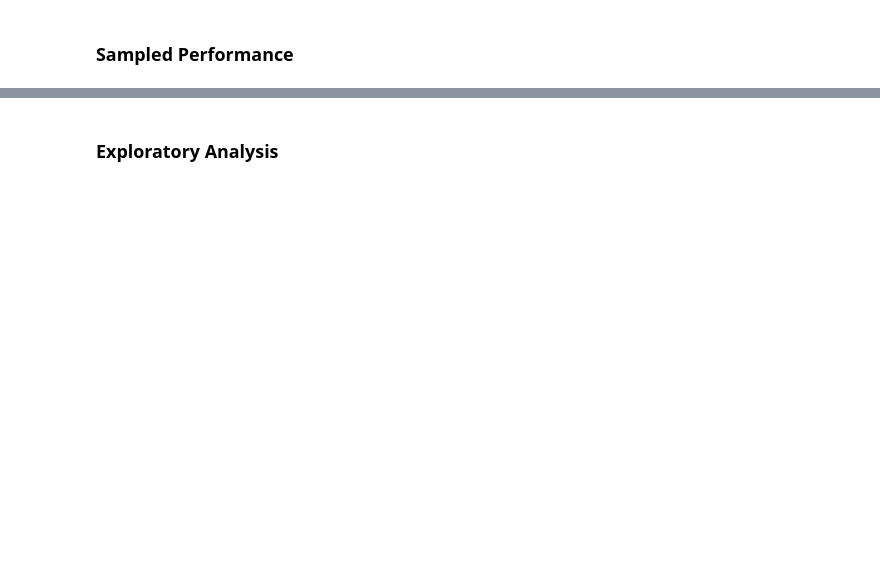
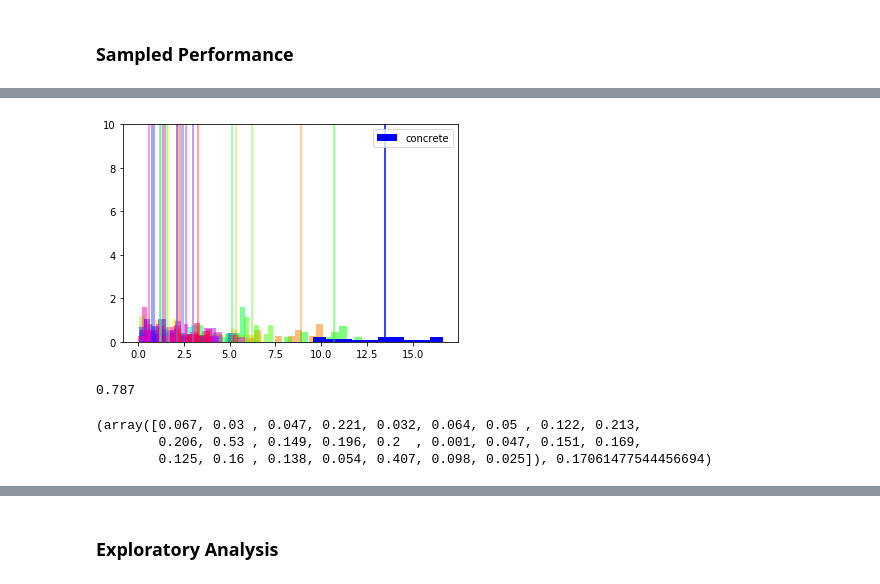
Before and after one commit to JoshBroomberg/Maccabee, a Jupyter notebook: Notebooks/Genmatch Benchmarking Comparison.ipynb, the cells around one changed output, grey strips where cells are left out. Cells and saved outputs as stored; diff of their text form; code cells hidden in the pictures; blank space fills up the shorter version.

```diff
--- a/Notebooks/Genmatch Benchmarking Comparison.ipynb
+++ b/Notebooks/Genmatch Benchmarking Comparison.ipynb
@@ -114,5 +122,5 @@ DATA_METRICS_SPEC = {
     ]
 }
 # %%
-N_CORES = 7
+N_CORES = 8
 N_THREADS = 1
@@ -119,3 +161,5 @@ N_THREADS = 1
+# %%
+COMPARISON_BENCHMARK = "G"
 # %% [markdown]
 ## Run MC Benchmarks
 # %%
@@ -270,0 +366,22 @@ sampled_perf_run_raw["AMBP"]
+# %%
+def get_cmap(n, name='hsv'):
+    '''Returns a function that maps each index in 0, 1, ..., n-1 to a distinct
+    RGB color; the keyword argument name must be a standard mpl colormap name.'''
+    return plt.cm.get_cmap(name, n)
+# %%
+cmap = get_cmap(len(sampled_perf_run_raw["AMBP"]))
+
+for i, runs in enumerate(sampled_perf_run_raw["AMBP"]):
+    plt.hist(runs, density=True, alpha=0.5, color=cmap(i))
+#     plt.axvline(x=np.mean(runs), alpha=0.25)
+    plt.axvline(x=np.median(runs), alpha=0.5, c=cmap(i))
+
+plt.hist(concrete_perf_raw["AMBP"], density=True, color="b", label="concrete")
+# plt.axvline(x=np.mean(concrete_perf_raw["AMBP"]), c="r")
+plt.axvline(x=np.median(concrete_perf_raw["AMBP"]), c="b")
+plt.legend()
+plt.ylim((0, 10))
+plt.show()
+#
+# %% [output]
+[figure, added]
@@ -270,0 +393,10 @@ sampled_perf_run_raw["AMBP"]
+# %%
+concrete_metric_val
+# %% [output]
+0.787
+# %%
+np.abs(sample_metric_vals - concrete_metric_val), np.std(sample_metric_vals)
+# %% [output]
+(array([0.067, 0.03 , 0.047, 0.221, 0.032, 0.064, 0.05 , 0.122, 0.213,
+        0.206, 0.53 , 0.149, 0.196, 0.2  , 0.001, 0.047, 0.151, 0.169,
+        0.125, 0.16 , 0.138, 0.054, 0.407, 0.098, 0.025]), 0.17061477544456694)
```
Also changed, not shown: parts of 18 cells of this notebook, 13 other files.
